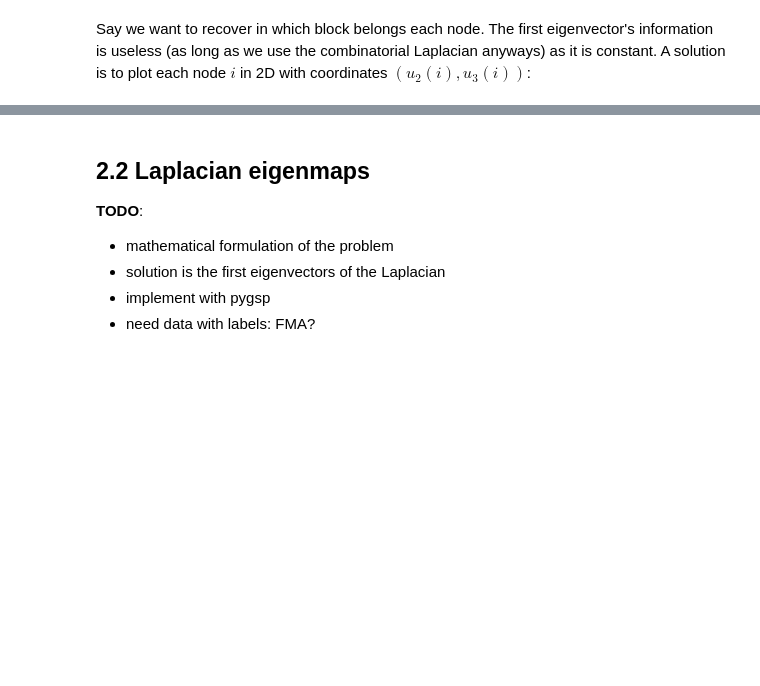
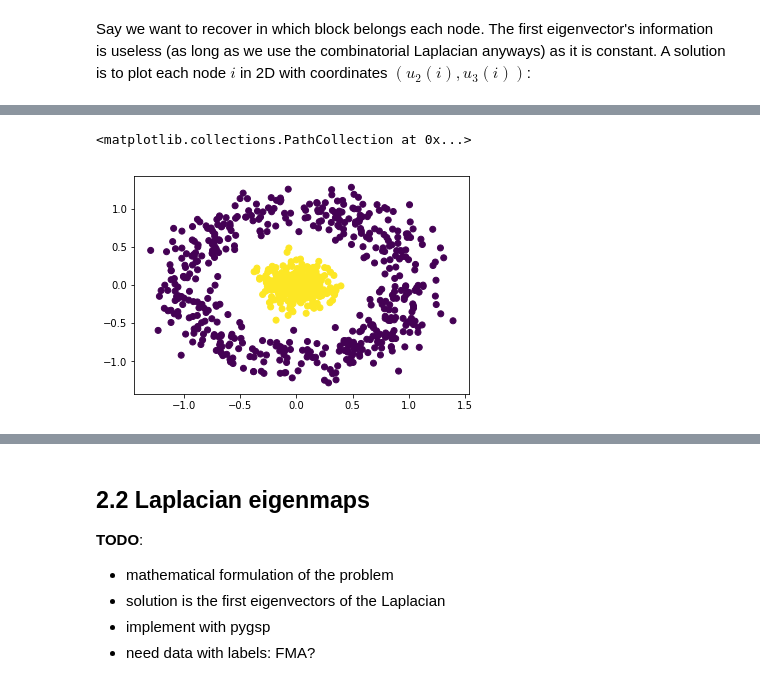
Before and after one commit to mdeff/pygsp_tutorial_graphsip, a Jupyter notebook: notebooks/02_spectral.ipynb, the cells around one changed output, grey strips where cells are left out. Drawn from its saved outputs; the diff is of its cells as text; code cells hidden in the pictures; blank space fills up the shorter version.

```diff
--- a/notebooks/02_spectral.ipynb
+++ b/notebooks/02_spectral.ipynb
@@ -185,0 +186,11 @@ plt.scatter(U[:,1], U[:,2])
+# %%
+N_in=300 # number of nodes inside
+N_out=500 # number of nodes outside
+sigma_in= 0.15
+sigma_out= 0.15
+data, truth = generate_concentric_circles(N_in, N_out, sigma_in, sigma_out)
+plt.figure()
+plt.scatter(data[:,0], data[:,1], c=truth)
+# %% [output]
+<matplotlib.collections.PathCollection at 0x...>
+[figure, added]
```
Also changed, not shown: parts of 16 cells of this notebook, 2 other files.
